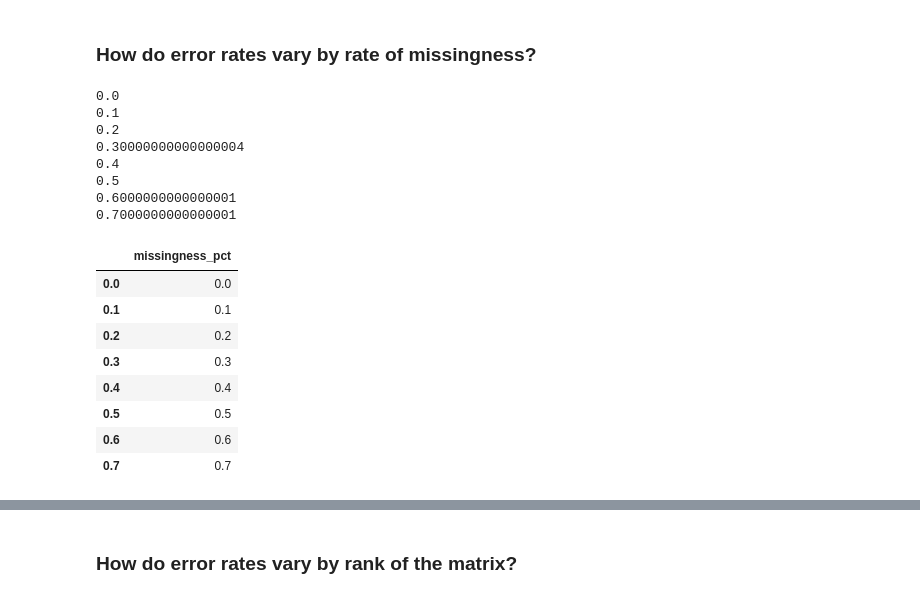
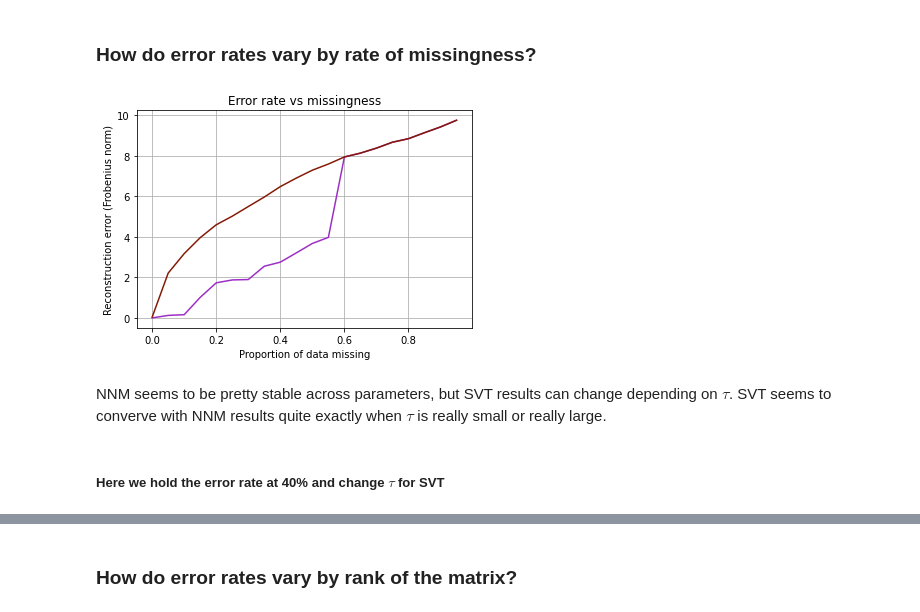
Before and after one commit to Beau-Smit/missing-data, a Jupyter notebook: Takeaways.ipynb, the cells around one changed output, grey strips where cells are left out. Saved outputs shown, nothing was run; the diff lists cells and outputs as text; code cells hidden in the pictures.

Commit message:
start making graphs for write up

```diff
--- a/Takeaways.ipynb
+++ b/Takeaways.ipynb
@@ -26,34 +33,29 @@ sim_df
 # %% [markdown]
 ### How do error rates vary by rate of missingness?
-# %%
-results = pd.DataFrame()
-
-for missingness_pct in np.arange(0,.8, .1):
-    print(missingness_pct)
-    sim_obs = remove_data.missing_at_random(sim_df, perc_remove=missingness_pct, rand_seed=23)
-    sim_obs = sim_obs[:,1:-1].astype(float)
-    sim_recovered = matrix_completion.svt(sim_obs, tau = 5)
-#     print(sim_recovered)
-    results = pd.concat([results, pd.DataFrame({'missingness_pct' : missingness_pct},
-                                               index = [missingness_pct])], axis = 0)
-# %% [output]
-0.0
-0.1
-0.2
-0.30000000000000004
-0.4
-0.5
-0.6000000000000001
-0.7000000000000001
-# %%
-results
-# %% [output]
-|  | missingness_pct |
-| 0.0 | 0.0 |
-| 0.1 | 0.1 |
-| 0.2 | 0.2 |
-| 0.3 | 0.3 |
-| 0.4 | 0.4 |
-| 0.5 | 0.5 |
-| 0.6 | 0.6 |
-| 0.7 | 0.7 |
+# %%
+results_lst = []
+parameters = {"eps_outer": 1e-5,
+                  "eps_inner": 1e-5,
+                  "beta": 1,
+                  "max_iter_outer": 1000,
+                  "max_iter_inner": 1000}
+
+for missingness_pct in np.arange(0, 1, .05):
+    sim_obs = remove_data.missing_at_random(sim_norm, perc_remove=missingness_pct, rand_seed=23)
+
+    sim_recovered_svt = matrix_completion.svt(sim_obs, tau=5)
+    svt_error = la.norm(np.round(sim_norm, 4) - np.round(sim_recovered_svt, 4), ord='fro')
+
+    sim_recovered_nnm = trunc_nnm.truncated_NNM(10, parameters, sim_obs)
+    nnm_error = la.norm(np.round(sim_norm, 4) - np.round(sim_recovered_nnm, 4), ord='fro')
+
+    results_lst.append([missingness_pct, svt_error, nnm_error])
+# %%
+results_df = pd.DataFrame(results_lst, columns=["missingness", "SVT", "NNM"]).set_index("missingness")
+errors.line_plot(results_df.index, results_df.SVT, results_df.NNM)
+# %% [output]
+[figure, added]
+# %% [markdown]
+NNM seems to be pretty stable across parameters, but SVT results can change depending on $\tau$. SVT seems to converve with NNM results quite exactly when $\tau$ is really small or really large.
+# %% [markdown]
+##### Here we hold the error rate at 40% and change $\tau$ for SVT
```
Also changed, not shown: parts of 8 cells of this notebook.
